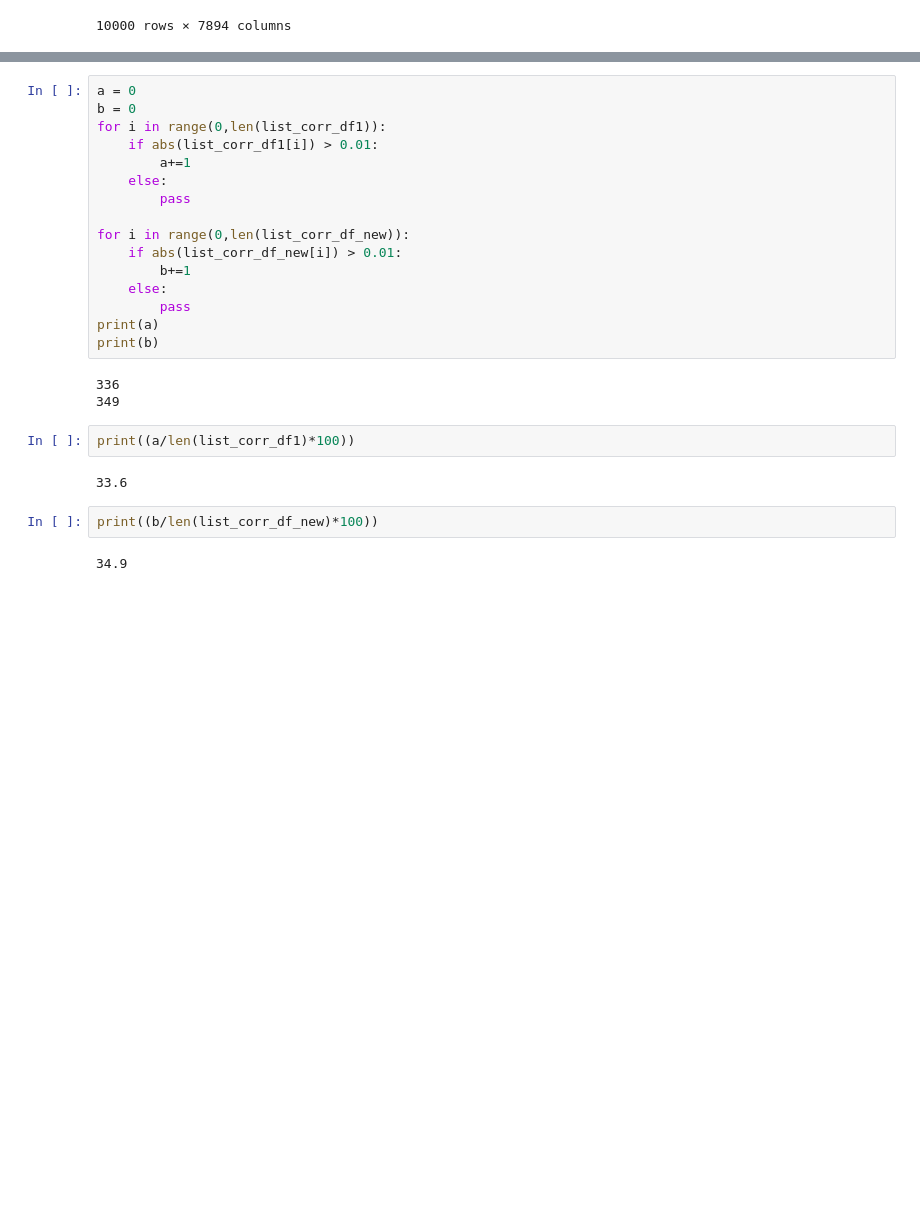
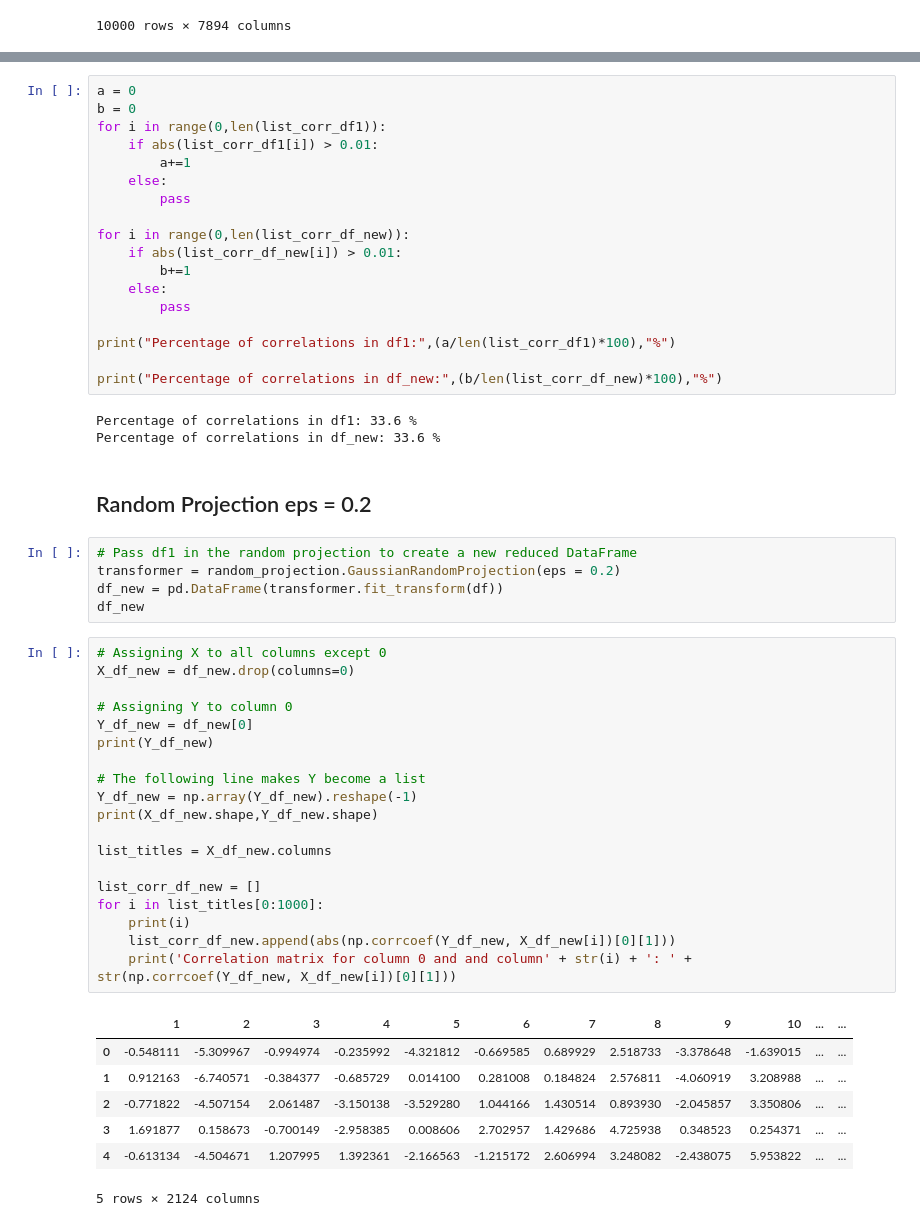
Before and after one commit to miloshdrago/Dimension_Reduction, a Jupyter notebook: Ten_thousand_rows_one_hundred_thousand_columns_eps_zero_1.ipynb, the cells around one changed output, grey strips where cells are left out. Saved outputs shown, nothing was run; the diff lists cells and outputs as text; blank space fills up the shorter version.

```diff
--- a/Ten_thousand_rows_one_hundred_thousand_columns_eps_zero_1.ipynb
+++ b/Ten_thousand_rows_one_hundred_thousand_columns_eps_zero_1.ipynb
@@ -226,16 +227,44 @@ for i in range(0,len(list_corr_df_new)):
         b+=1
     else:
         pass
-print(a)
-print(b)
+
+print("Percentage of correlations in df1:",(a/len(list_corr_df1)*100),"%")
+
+print("Percentage of correlations in df_new:",(b/len(list_corr_df_new)*100),"%")
 # %% [output]
-336
-349
+Percentage of correlations in df1: 33.6 %
+Percentage of correlations in df_new: 33.6 %
-# %%
-print((a/len(list_corr_df1)*100))
-# %% [output]
-33.6
-# %%
-print((b/len(list_corr_df_new)*100))
-# %% [output]
-34.9
+# %% [markdown]
+## Random Projection eps = 0.2
+# %%
+# Pass df1 in the random projection to create a new reduced DataFrame
+transformer = random_projection.GaussianRandomProjection(eps = 0.2)
+df_new = pd.DataFrame(transformer.fit_transform(df))
+df_new
+# %%
+# Assigning X to all columns except 0
+X_df_new = df_new.drop(columns=0)
+
+# Assigning Y to column 0
+Y_df_new = df_new[0]
+print(Y_df_new)
+
+# The following line makes Y become a list
+Y_df_new = np.array(Y_df_new).reshape(-1)
+print(X_df_new.shape,Y_df_new.shape)
+
+list_titles = X_df_new.columns
+
+list_corr_df_new = []
+for i in list_titles[0:1000]:
+    print(i)
+    list_corr_df_new.append(abs(np.corrcoef(Y_df_new, X_df_new[i])[0][1]))
+    print('Correlation matrix for column 0 and and column' + str(i) + ': ' + str(np.corrcoef(Y_df_new, X_df_new[i])[0][1]))
+# %% [output]
+|  | 1 | 2 | 3 | 4 | 5 | 6 | 7 | 8 | 9 | 10 | ... | ... |
+| 0 | -0.548111 | -5.309967 | -0.994974 | -0.235992 | -4.321812 | -0.669585 | 0.689929 | 2.518733 | -3.378648 | -1.639015 | ... | ... |
+| 1 | 0.912163 | -6.740571 | -0.384377 | -0.685729 | 0.014100 | 0.281008 | 0.184824 | 2.576811 | -4.060919 | 3.208988 | ... | ... |
+| 2 | -0.771822 | -4.507154 | 2.061487 | -3.150138 | -3.529280 | 1.044166 | 1.430514 | 0.893930 | -2.045857 | 3.350806 | ... | ... |
+| 3 | 1.691877 | 0.158673 | -0.700149 | -2.958385 | 0.008606 | 2.702957 | 1.429686 | 4.725938 | 0.348523 | 0.254371 | ... | ... |
+| 4 | -0.613134 | -4.504671 | 1.207995 | 1.392361 | -2.166563 | -1.215172 | 2.606994 | 3.248082 | -2.438075 | 5.953822 | ... | ... |
+5 rows × 2124 columns
```
Also changed, not shown: parts of 10 cells of this notebook.
